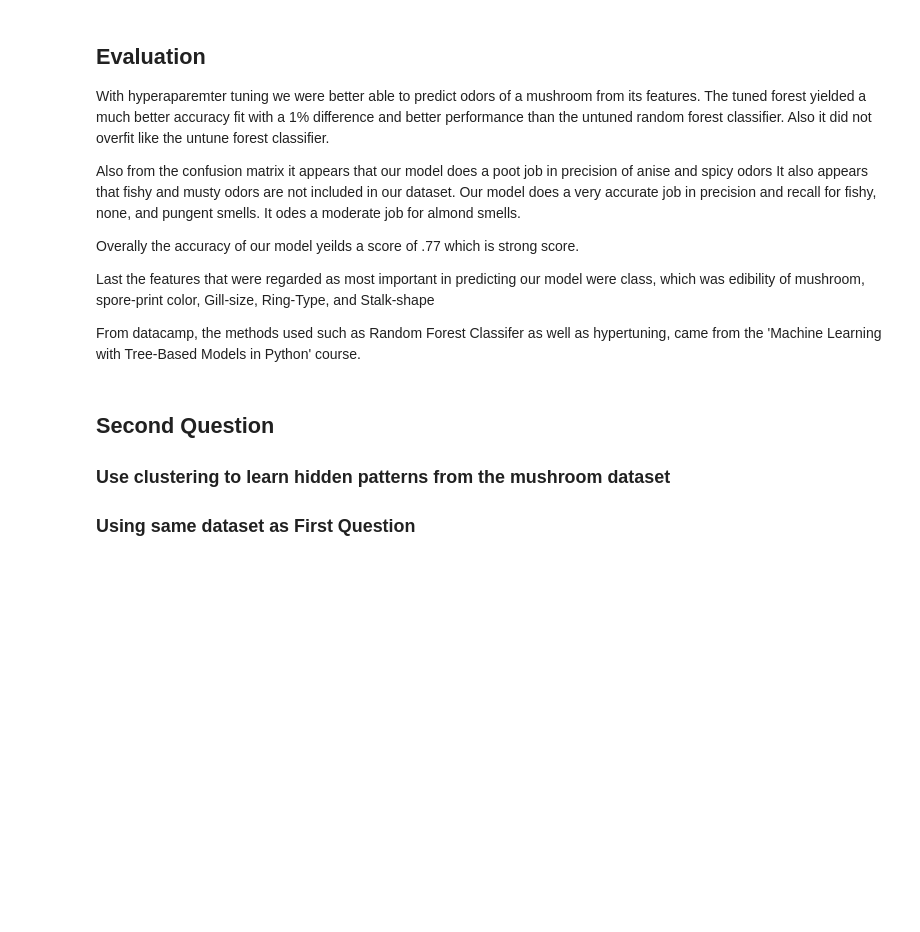
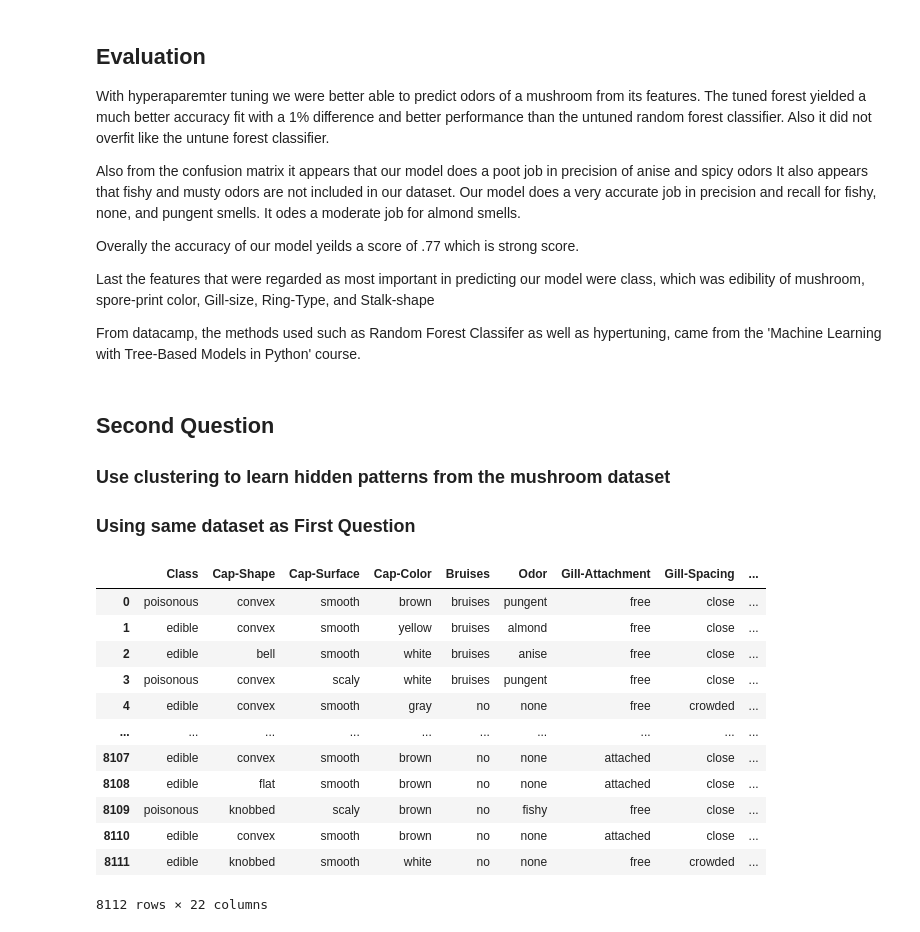
Before and after one commit to willkchan/Practice-ML-Models, a Jupyter notebook: notebook_answer_part_3.ipynb, the cells around one changed output. Saved outputs shown, nothing was run; the diff lists cells and outputs as text; code cells hidden in the pictures; blank space fills up the shorter version.

```diff
--- a/notebook_answer_part_3.ipynb
+++ b/notebook_answer_part_3.ipynb
@@ -269,0 +258,18 @@ From datacamp, the methods used such as Random Forest Classifer as well as hyper
+# %%
+mushroom
+X = mushroom.copy()
+X
+# %% [output]
+|  | Class | Cap-Shape | Cap-Surface | Cap-Color | Bruises | Odor | Gill-Attachment | Gill-Spacing | ... |
+| 0 | poisonous | convex | smooth | brown | bruises | pungent | free | close | ... |
+| 1 | edible | convex | smooth | yellow | bruises | almond | free | close | ... |
+| 2 | edible | bell | smooth | white | bruises | anise | free | close | ... |
+| 3 | poisonous | convex | scaly | white | bruises | pungent | free | close | ... |
+| 4 | edible | convex | smooth | gray | no | none | free | crowded | ... |
+| ... | ... | ... | ... | ... | ... | ... | ... | ... | ... |
+| 8107 | edible | convex | smooth | brown | no | none | attached | close | ... |
+| 8108 | edible | flat | smooth | brown | no | none | attached | close | ... |
+| 8109 | poisonous | knobbed | scaly | brown | no | fishy | free | close | ... |
+| 8110 | edible | convex | smooth | brown | no | none | attached | close | ... |
+| 8111 | edible | knobbed | smooth | white | no | none | free | crowded | ... |
+8112 rows × 22 columns
```
Also changed, not shown: parts of 15 cells of this notebook, 1 other file.
